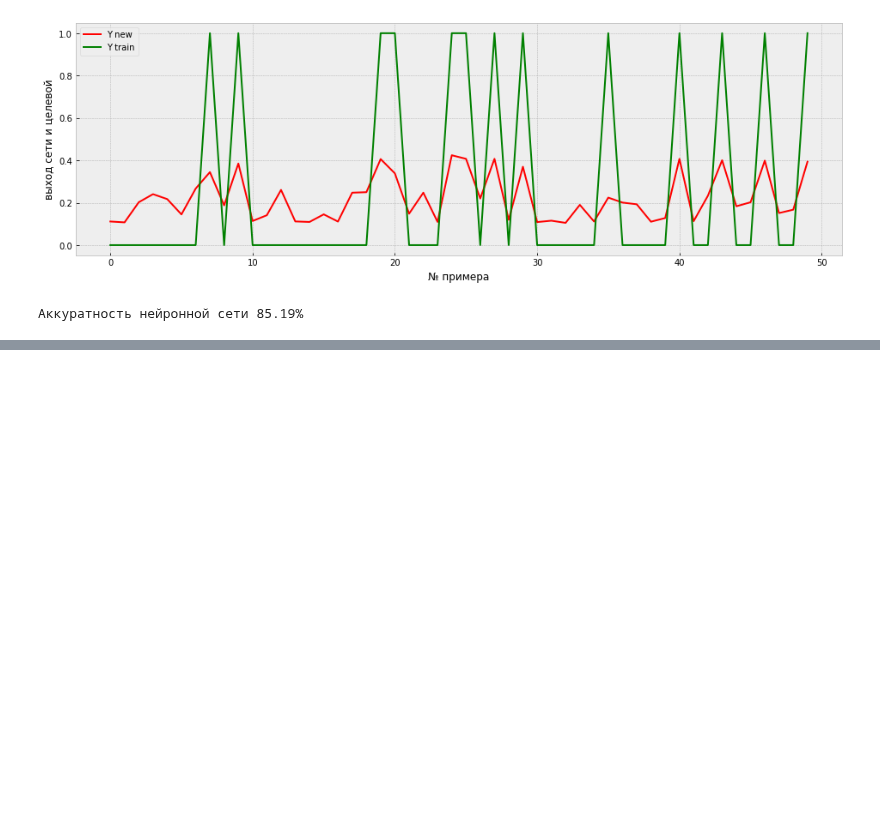
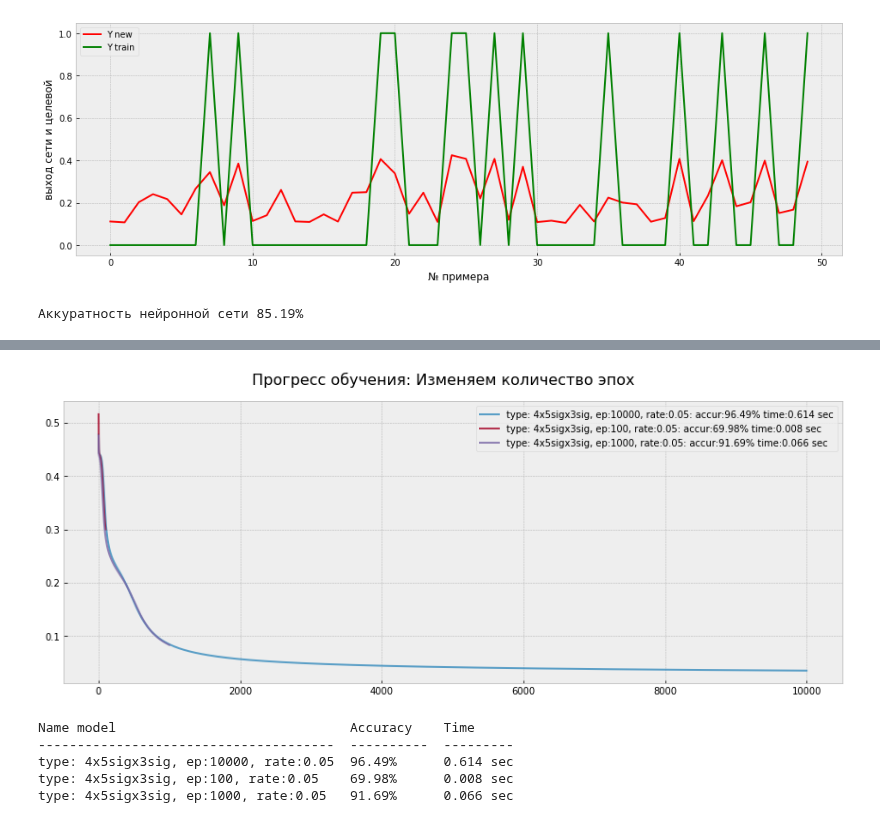
Before and after one commit to PapaCarloSap/AiLessonHomework, a Jupyter notebook: neural_network_intro/hw1/main.ipynb, the cells around one changed output, grey strips where cells are left out. Cells and saved outputs as stored; diff of their text form; code cells hidden in the pictures; blank space fills up the shorter version.

```diff
--- a/neural_network_intro/hw1/main.ipynb
+++ b/neural_network_intro/hw1/main.ipynb
@@ -146,0 +229,2 @@ print("Аккуратность нейронной сети " + str(round(accura
+# %%
+epoch_fit_metric = MetricRegressionManager('Изменяем количество эпох')
@@ -146,0 +481,9 @@ print("Аккуратность нейронной сети " + str(round(accura
+# %%
+epoch_fit_metric.show_report()
+# %% [output]
+[figure, added]
+Name model                              Accuracy    Time
+--------------------------------------  ----------  ---------
+type: 4x5sigx3sig, ep:10000, rate:0.05  96.49%      0.614 sec
+type: 4x5sigx3sig, ep:100, rate:0.05    69.98%      0.008 sec
+type: 4x5sigx3sig, ep:1000, rate:0.05   91.69%      0.066 sec
```
Also changed, not shown: parts of 41 cells of this notebook, 6 other files.
